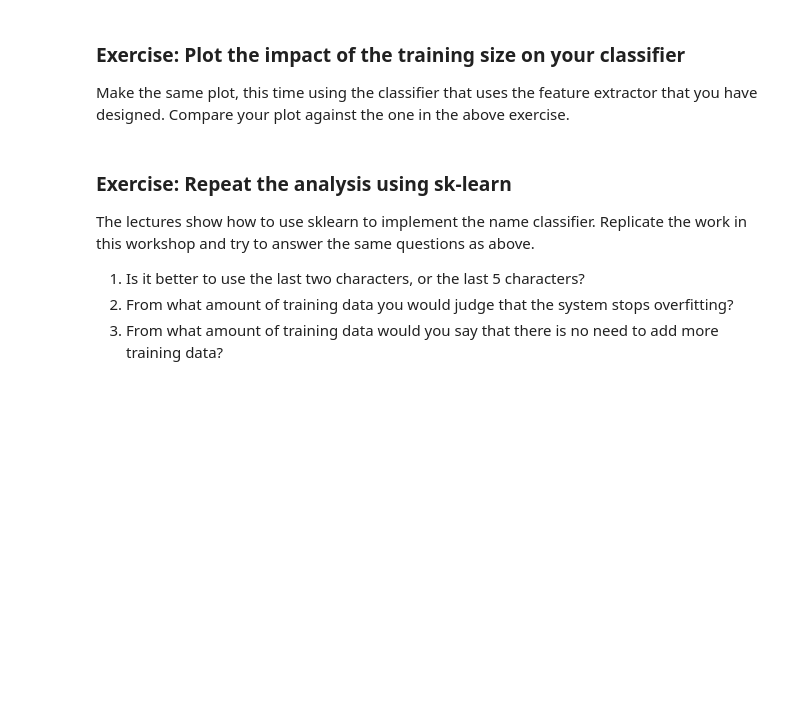
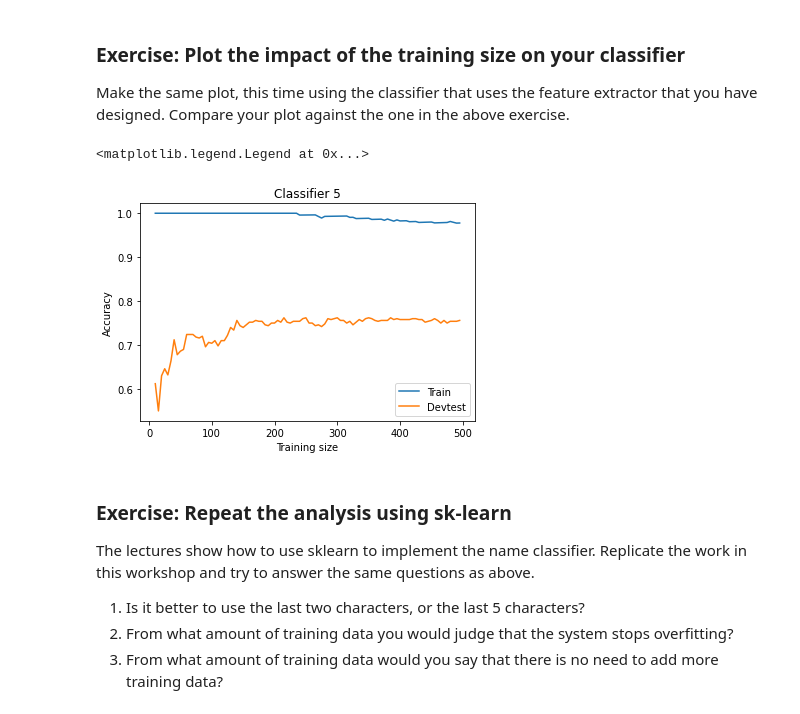
Before and after one commit to COMP3220/2022S1, a Jupyter notebook: practicals/Practical Week 03.ipynb, the cells around one changed output. Drawn from its saved outputs; the diff is of its cells as text; code cells hidden in the pictures; blank space fills up the shorter version.

```diff
--- a/practicals/Practical Week 03.ipynb
+++ b/practicals/Practical Week 03.ipynb
@@ -35,3 +36,14 @@ nltk.classify.accuracy(classifier2, devtest_set2)
 # %% [markdown]
 ### Exercise: Using more information
 Define a new function `gender_features5` that takes, as features, any suffixes of size 1, 2, 3, 4, and 5. Examine the accuracy results. What can you conclude from this new classifier?
+# %%
+def gender_features5(word):
+    return {'suffix1': word[-1:],
+            'suffix2': word[-2:],
+            'suffix3': word[-3:],
+            'suffix4': word[-4:],
+            'suffix5': word[-5:]}
+train_set5 = [(gender_features5(n),g) for n, g in train_names]
+devtest_set5 = [(gender_features5(n),g) for n, g in devtest_names]
+classifier5 = nltk.NaiveBayesClassifier.train(train_set5)
+print(nltk.classify.accuracy(classifier5, devtest_set5))
@@ -66,6 +80,26 @@ plt.legend()
 ### Exercise: Plot the impact of the training size on your classifier
 
 Make the same plot, this time using the classifier that uses the feature extractor that you have designed. Compare your plot against the one in the above exercise.
+# %%
+train_accuracy5 = []
+devtest_accuracy5 = []
+nsamples = range(10,500,5)
+for n in nsamples:
+    classifier5 = nltk.NaiveBayesClassifier.train(train_set5[:n])
+    train_accuracy5.append(nltk.classify.accuracy(classifier5,train_set5[:n]))
+    devtest_accuracy5.append(nltk.classify.accuracy(classifier5, devtest_set5))
+
+%matplotlib inline
+from matplotlib import pyplot as plt
+plt.plot(nsamples, train_accuracy5, label='Train')
+plt.plot(nsamples, devtest_accuracy5, label='Devtest')
+plt.xlabel('Training size')
+plt.ylabel('Accuracy')
+plt.title('Classifier 5')
+plt.legend()
+# %% [output]
+<matplotlib.legend.Legend at 0x...>
+[figure, added]
 # %% [markdown]
 ### Exercise: Repeat the analysis using sk-learn
 
```
Also changed, not shown: parts of 3 cells of this notebook.
